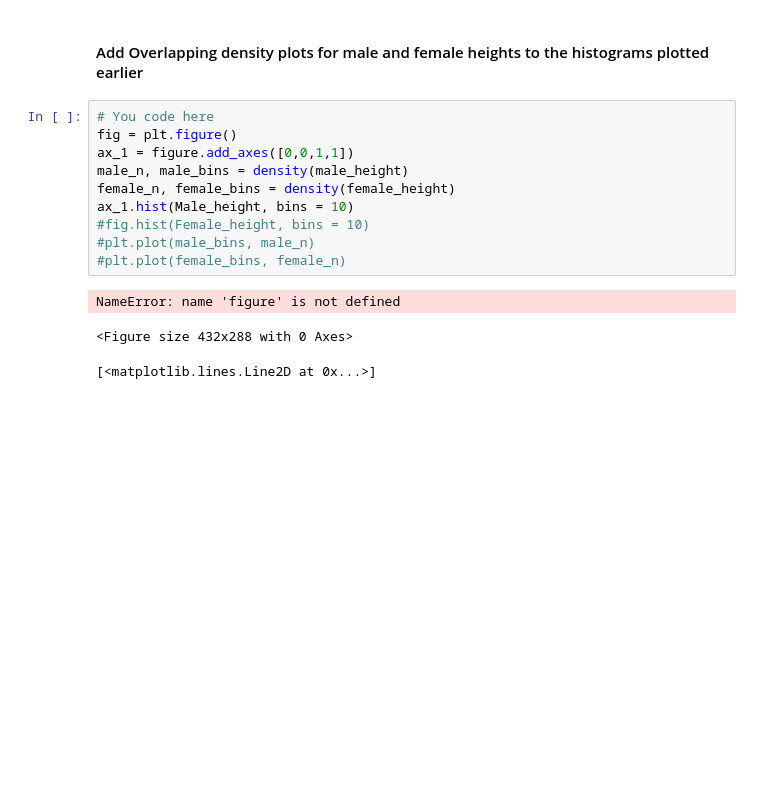
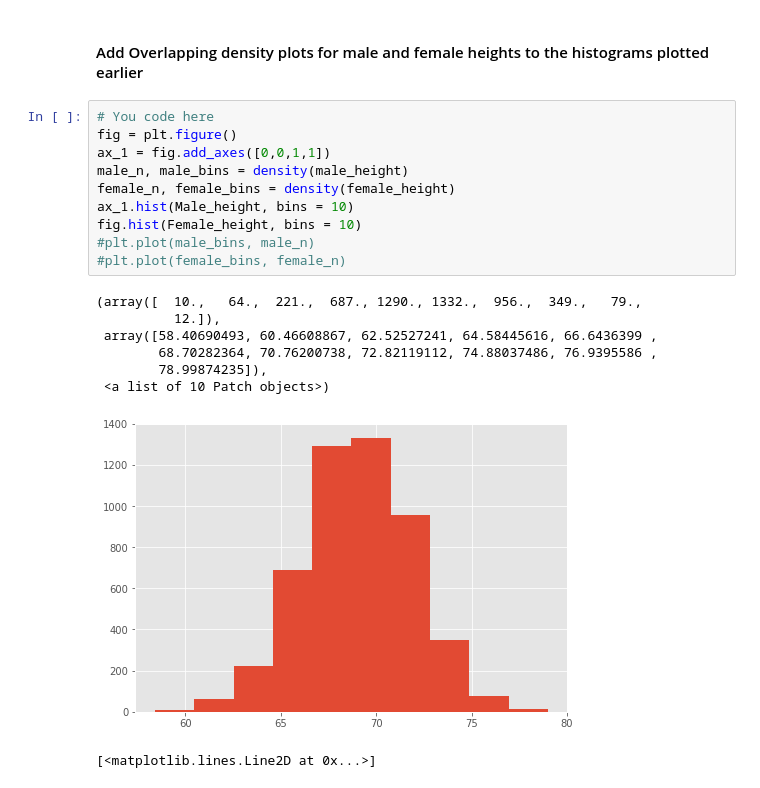
Before and after one commit to Gittekken/dsc-1-09-11-the-probability-density-function-lab-nyc-ds-career-012819, a Jupyter notebook: index.ipynb, the cells around one changed output. Saved outputs shown, nothing was run; the diff lists cells and outputs as text; blank space fills up the shorter version.

```diff
--- a/index.ipynb
+++ b/index.ipynb
@@ -102,16 +102,21 @@ plt.legend()
 # %%
 # You code here
 fig = plt.figure()
-ax_1 = figure.add_axes([0,0,1,1])
+ax_1 = fig.add_axes([0,0,1,1])
 male_n, male_bins = density(male_height)
 female_n, female_bins = density(female_height)
 ax_1.hist(Male_height, bins = 10)
-#fig.hist(Female_height, bins = 10)
+fig.hist(Female_height, bins = 10)
 #plt.plot(male_bins, male_n)
 #plt.plot(female_bins, female_n)
 # %% [output]
-NameError: name 'figure' is not defined
+(array([  10.,   64.,  221.,  687., 1290., 1332.,  956.,  349.,   79.,
+          12.]),
+ array([58.40690493, 60.46608867, 62.52527241, 64.58445616, 66.6436399 ,
+        68.70282364, 70.76200738, 72.82119112, 74.88037486, 76.9395586 ,
+        78.99874235]),
+ <a list of 10 Patch objects>)
-<Figure size 432x288 with 0 Axes>
+[figure, added]
 # %%
 # %% [output]
 [<matplotlib.lines.Line2D at 0x...>]
```
